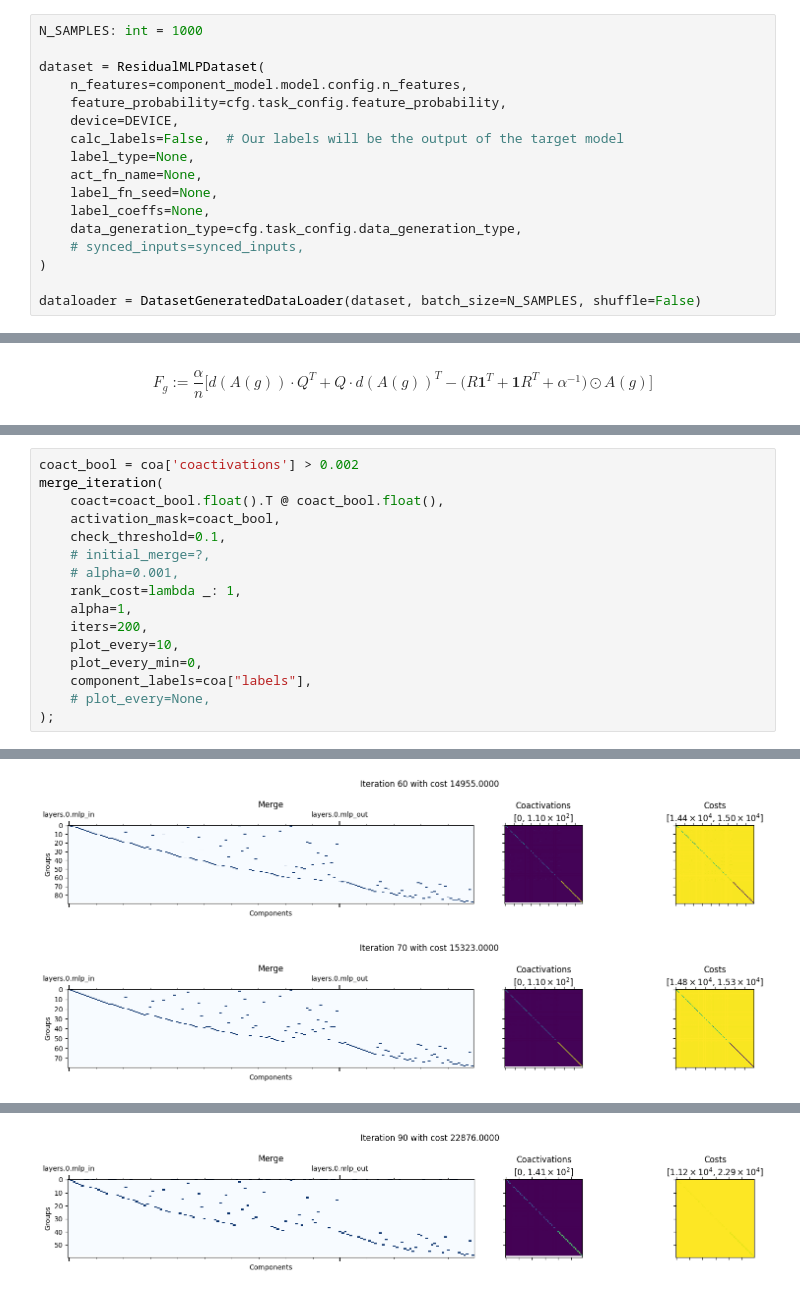
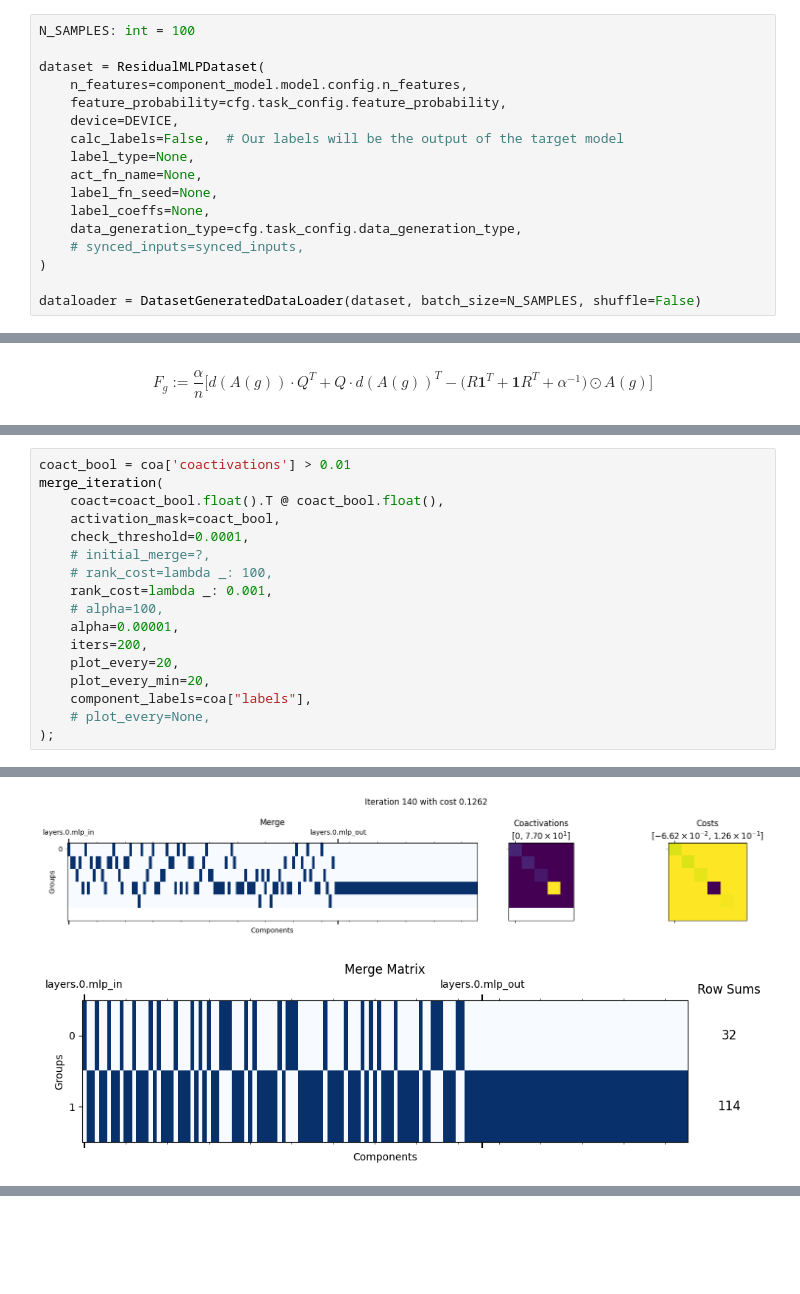
Before and after one commit to moosmiddelkoop/spd, a Jupyter notebook: spd/clustering/dev.ipynb, the cells around one changed output, grey strips where cells are left out. Saved outputs shown, nothing was run; the diff lists cells and outputs as text; blank space fills up the shorter version.

```diff
--- a/spd/clustering/dev.ipynb
+++ b/spd/clustering/dev.ipynb
@@ -31,7 +31,7 @@ Downloaded checkpoint from /home/miv/projects/MATS/spd/wandb/5mk5h1lk/files/resi
 # cfg.task_config
 # grep_repr(, "_features")
 # %%
-N_SAMPLES: int = 1000
+N_SAMPLES: int = 100
 
 dataset = ResidualMLPDataset(
     n_features=component_model.model.config.n_features,
@@ -113,16 +119,17 @@ plt.colorbar()
 # %%
-coact_bool = coa['coactivations'] > 0.002
+coact_bool = coa['coactivations'] > 0.01
 merge_iteration(
 	coact=coact_bool.float().T @ coact_bool.float(),
 	activation_mask=coact_bool,
-	check_threshold=0.1,
+	check_threshold=0.0001,
 	# initial_merge=?,
-	# alpha=0.001,
-	rank_cost=lambda _: 1,
-	alpha=1,
+	# rank_cost=lambda _: 100,
+	rank_cost=lambda _: 0.001,
+	# alpha=100,
+	alpha=0.00001,
 	iters=200,
-	plot_every=10,
-	plot_every_min=0,
+	plot_every=20,
+	plot_every_min=20,
 	component_labels=coa["labels"],
 	# plot_every=None,
 );
@@ -136,2 +143,2 @@ merge_iteration(
-[figure, old version]
+[figure, new version]
-[figure, old version]
+[figure, new version]
@@ -139 +145,0 @@ merge_iteration(
-[figure, removed]
```
Also changed, not shown: parts of 10 cells of this notebook, 5 other files.
